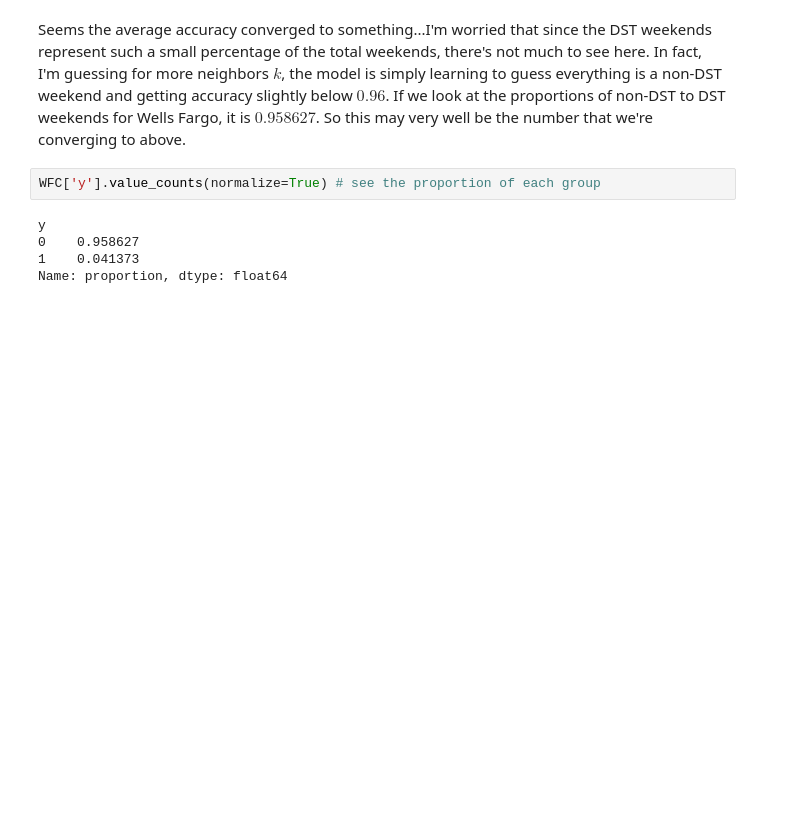
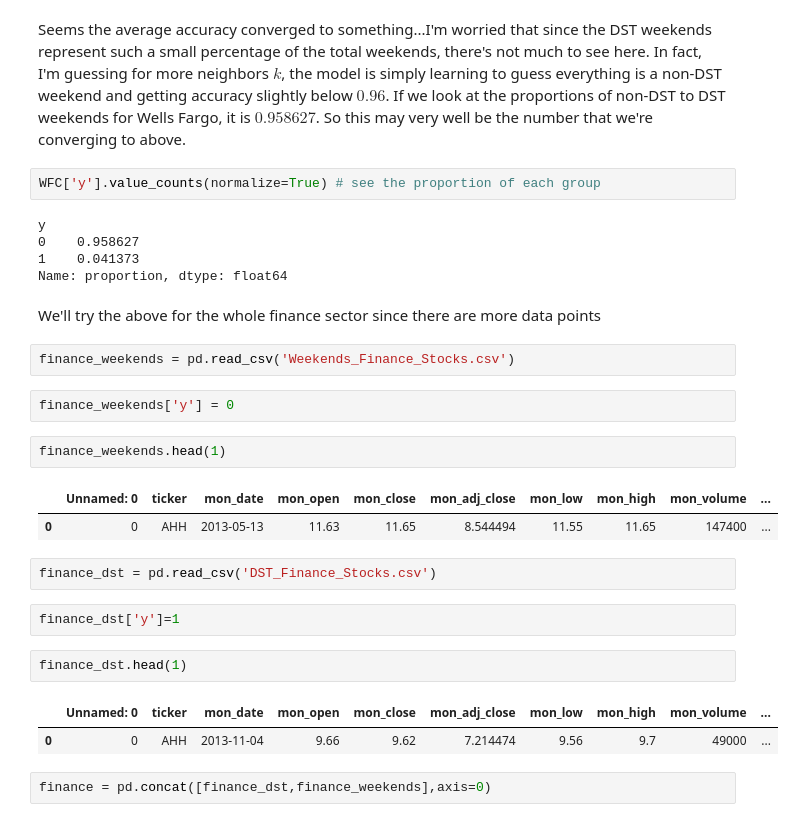
Before and after one commit to ghuckabe/DSTMarketAnalysis, a Jupyter notebook: kaggle_classify.ipynb, the cells around one changed output. Cells and saved outputs as stored; diff of their text form; blank space fills up the shorter version.

```diff
--- a/kaggle_classify.ipynb
+++ b/kaggle_classify.ipynb
@@ -556,3 +545,25 @@ y
 0    0.958627
 1    0.041373
 Name: proportion, dtype: float64
+# %% [markdown]
+We'll try the above for the whole finance sector since there are more data points
+# %%
+finance_weekends = pd.read_csv('Weekends_Finance_Stocks.csv')
+# %%
+finance_weekends['y'] = 0
+# %%
+finance_weekends.head(1)
+# %% [output]
+|  | Unnamed: 0 | ticker | mon_date | mon_open | mon_close | mon_adj_close | mon_low | mon_high | mon_volume | ... |
+| 0 | 0 | AHH | 2013-05-13 | 11.63 | 11.65 | 8.544494 | 11.55 | 11.65 | 147400 | ... |
+# %%
+finance_dst = pd.read_csv('DST_Finance_Stocks.csv')
+# %%
+finance_dst['y']=1
+# %%
+finance_dst.head(1)
+# %% [output]
+|  | Unnamed: 0 | ticker | mon_date | mon_open | mon_close | mon_adj_close | mon_low | mon_high | mon_volume | ... |
+| 0 | 0 | AHH | 2013-11-04 | 9.66 | 9.62 | 7.214474 | 9.56 | 9.7 | 49000 | ... |
+# %%
+finance = pd.concat([finance_dst,finance_weekends],axis=0)
```
Also changed, not shown: parts of 15 cells of this notebook.
